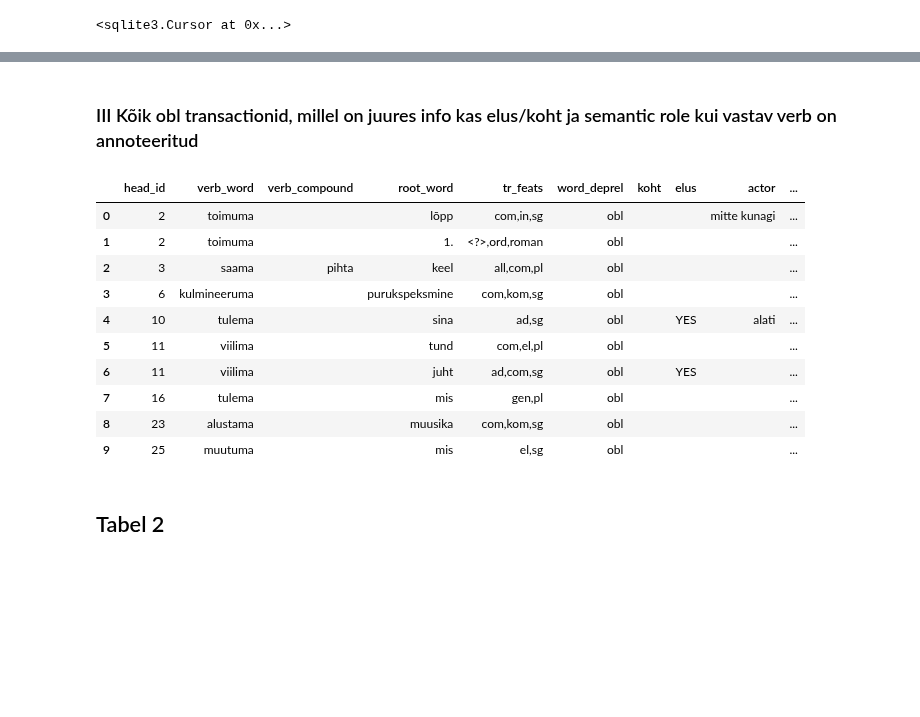
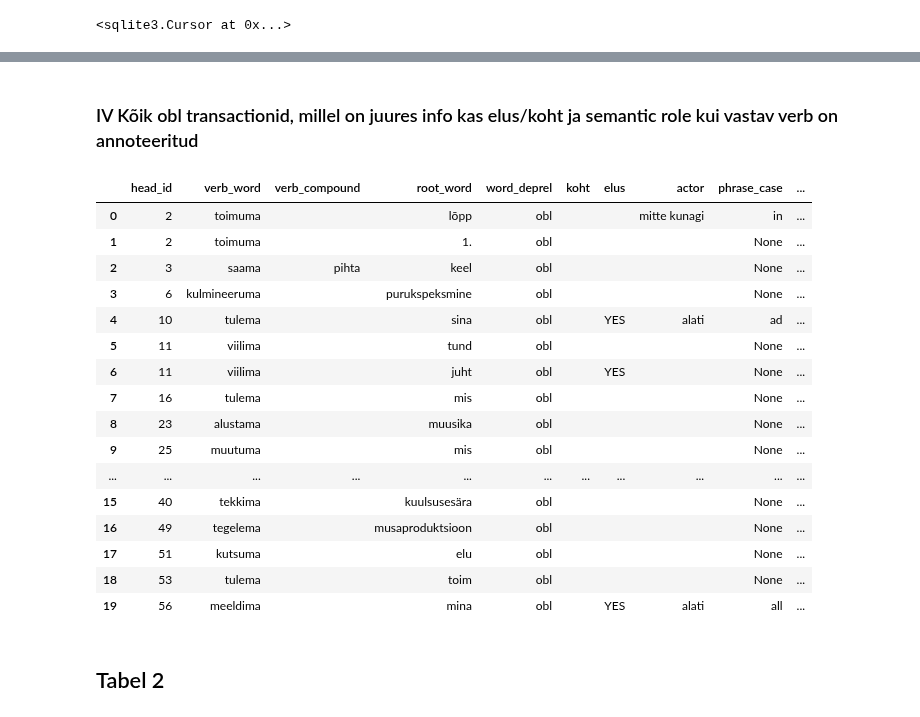
Before and after one commit to estnltk/syntax_experiments, a Jupyter notebook: workflows/005_analysis_of_annotated_actor_patterns/05_creating_summary_tables/02_verbobl_trans_actors.ipynb, the cells around one changed output, grey strips where cells are left out. Cells and saved outputs as stored; diff of their text form; code cells hidden in the pictures; blank space fills up the shorter version.

Commit message:
transaction_row update

```diff
--- a/workflows/005_analysis_of_annotated_actor_patterns/05_creating_summary_tables/02_verbobl_trans_actors.ipynb
+++ b/workflows/005_analysis_of_annotated_actor_patterns/05_creating_summary_tables/02_verbobl_trans_actors.ipynb
@@ -184,36 +223,50 @@ display_db_table(con, OBL_TRANSACTIONS_ACTOR_NEVER, 10, 'head')
 # %% [markdown]
-### III Kõik obl transactionid, millel on juures info kas elus/koht ja semantic role kui vastav verb on annoteeritud
+### IV Kõik obl transactionid, millel on juures info kas elus/koht ja semantic role kui vastav verb on annoteeritud
 # %%
 create_left_join_table(con, source_tbl1=OBL_TRANSACTIONS, source_tbl2=OBL_TRANSACTIONS_ACTOR_ALWAYS,result_table=j1,
                 selected_columns=["tbl1.*", "tbl2.phrase_case", "tbl2.actor as actor1"],
                 condition="tbl1.verb_word = tbl2.verb_word and tbl1.verb_compound = tbl2.verb_compound and tbl1.root_word = tbl2.root_word and INSTR(',' || tbl1.tr_feats || ',', ',' || tbl2.phrase_case || ',') > 0")
 
-create_left_join_table(con, source_tbl1=j1, source_tbl2=OBL_TRANSACTIONS_ACTOR_NEVER,result_table=OBL_TRANSACTIONS_ACTOR,
+create_left_join_table(con, source_tbl1=j1, source_tbl2=OBL_TRANSACTIONS_ACTOR_NEVER,result_table=j2,
                 selected_columns=["tbl1.*","tbl2.phrase_case as phrase_case2", "tbl2.actor as actor2"],
                 condition="tbl1.verb_word = tbl2.verb_word and tbl1.verb_compound = tbl2.verb_compound and tbl1.root_word = tbl2.root_word and INSTR(',' || tbl1.tr_feats || ',', ',' || tbl2.phrase_case || ',') > 0")
+
+create_left_join_table(con, source_tbl1=j2, source_tbl2=OBL_TRANSACTIONS_LOC_ALWAYS,result_table=OBL_TRANSACTIONS_ACTOR,
+                selected_columns=["tbl1.*","tbl2.phrase_case as phrase_case3", "tbl2.loc"],
+                condition="tbl1.verb_word = tbl2.verb_word and tbl1.verb_compound = tbl2.verb_compound and tbl1.root_word = tbl2.root_word and INSTR(',' || tbl1.tr_feats || ',', ',' || tbl2.phrase_case || ',') > 0")
+
 
 update_table(con, OBL_TRANSACTIONS_ACTOR, "actor", "'alati'", "actor1 = 'alati'")
 update_table(con, OBL_TRANSACTIONS_ACTOR, "actor", "'mitte kunagi'", "actor2 = 'mitte kunagi'")
 update_table(con, OBL_TRANSACTIONS_ACTOR, "phrase_case", "phrase_case2", "phrase_case2 is not null")
+update_table(con, OBL_TRANSACTIONS_ACTOR, "phrase_case", "phrase_case3", "phrase_case3 is not null and phrase_case is null")
 
 cur.execute("""ALTER TABLE {tbl} DROP COLUMN actor1;""".format(tbl=OBL_TRANSACTIONS_ACTOR))
 cur.execute("""ALTER TABLE {tbl} DROP COLUMN actor2;""".format(tbl=OBL_TRANSACTIONS_ACTOR))
 cur.execute("""ALTER TABLE {tbl} DROP COLUMN phrase_case2;""".format(tbl=OBL_TRANSACTIONS_ACTOR))
+cur.execute("""ALTER TABLE {tbl} DROP COLUMN phrase_case3;""".format(tbl=OBL_TRANSACTIONS_ACTOR))
+cur.execute("""ALTER TABLE {tbl} DROP COLUMN tr_feats;""".format(tbl=OBL_TRANSACTIONS_ACTOR))
 con.commit()
 # %%
-display_db_table(con, OBL_TRANSACTIONS_ACTOR, 10, 'head')
+display_db_table(con, OBL_TRANSACTIONS_ACTOR, 20, 'head')
 # %% [output]
-|  | head_id | verb_word | verb_compound | root_word | tr_feats | word_deprel | koht | elus | actor | ... |
-| 0 | 2 | toimuma |  | lõpp | com,in,sg | obl |  |  | mitte kunagi | ... |
-| 1 | 2 | toimuma |  | 1. | <?>,ord,roman | obl |  |  |  | ... |
-| 2 | 3 | saama | pihta | keel | all,com,pl | obl |  |  |  | ... |
-| 3 | 6 | kulmineeruma |  | purukspeksmine | com,kom,sg | obl |  |  |  | ... |
-| 4 | 10 | tulema |  | sina | ad,sg | obl |  | YES | alati | ... |
-| 5 | 11 | viilima |  | tund | com,el,pl | obl |  |  |  | ... |
-| 6 | 11 | viilima |  | juht | ad,com,sg | obl |  | YES |  | ... |
-| 7 | 16 | tulema |  | mis | gen,pl | obl |  |  |  | ... |
-| 8 | 23 | alustama |  | muusika | com,kom,sg | obl |  |  |  | ... |
-| 9 | 25 | muutuma |  | mis | el,sg | obl |  |  |  | ... |
+|  | head_id | verb_word | verb_compound | root_word | word_deprel | koht | elus | actor | phrase_case | ... |
+| 0 | 2 | toimuma |  | lõpp | obl |  |  | mitte kunagi | in | ... |
+| 1 | 2 | toimuma |  | 1. | obl |  |  |  | None | ... |
+| 2 | 3 | saama | pihta | keel | obl |  |  |  | None | ... |
+| 3 | 6 | kulmineeruma |  | purukspeksmine | obl |  |  |  | None | ... |
+| 4 | 10 | tulema |  | sina | obl |  | YES | alati | ad | ... |
+| 5 | 11 | viilima |  | tund | obl |  |  |  | None | ... |
+| 6 | 11 | viilima |  | juht | obl |  | YES |  | None | ... |
+| 7 | 16 | tulema |  | mis | obl |  |  |  | None | ... |
+| 8 | 23 | alustama |  | muusika | obl |  |  |  | None | ... |
+| 9 | 25 | muutuma |  | mis | obl |  |  |  | None | ... |
+| ... | ... | ... | ... | ... | ... | ... | ... | ... | ... | ... |
+| 15 | 40 | tekkima |  | kuulsusesära | obl |  |  |  | None | ... |
+| 16 | 49 | tegelema |  | musaproduktsioon | obl |  |  |  | None | ... |
+| 17 | 51 | kutsuma |  | elu | obl |  |  |  | None | ... |
+| 18 | 53 | tulema |  | toim | obl |  |  |  | None | ... |
+| 19 | 56 | meeldima |  | mina | obl |  | YES | alati | all | ... |
 # %% [markdown]
 ## Tabel 2
 # %%
```
Also changed, not shown: parts of 14 cells of this notebook, 20 other files.
